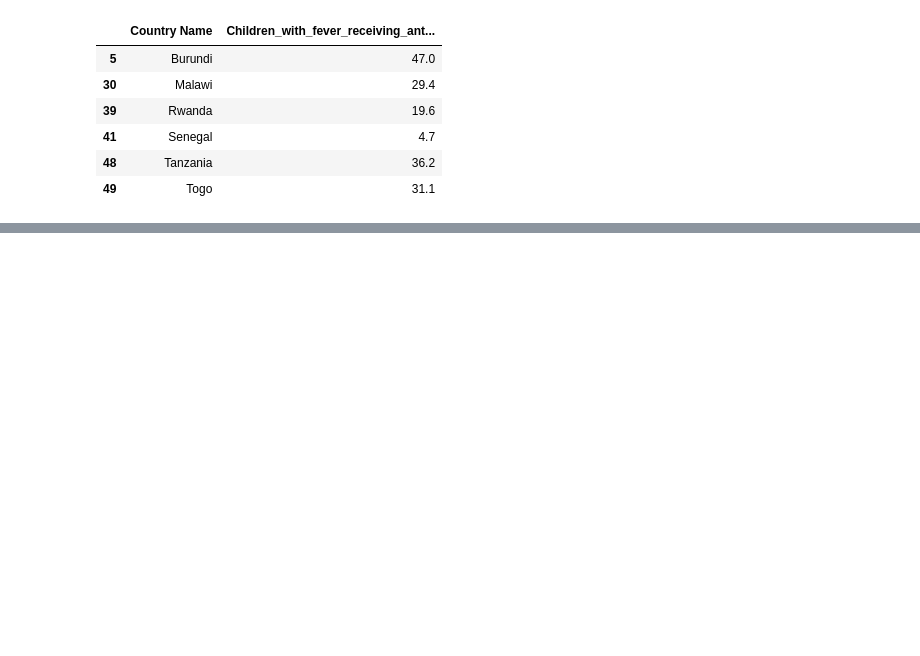
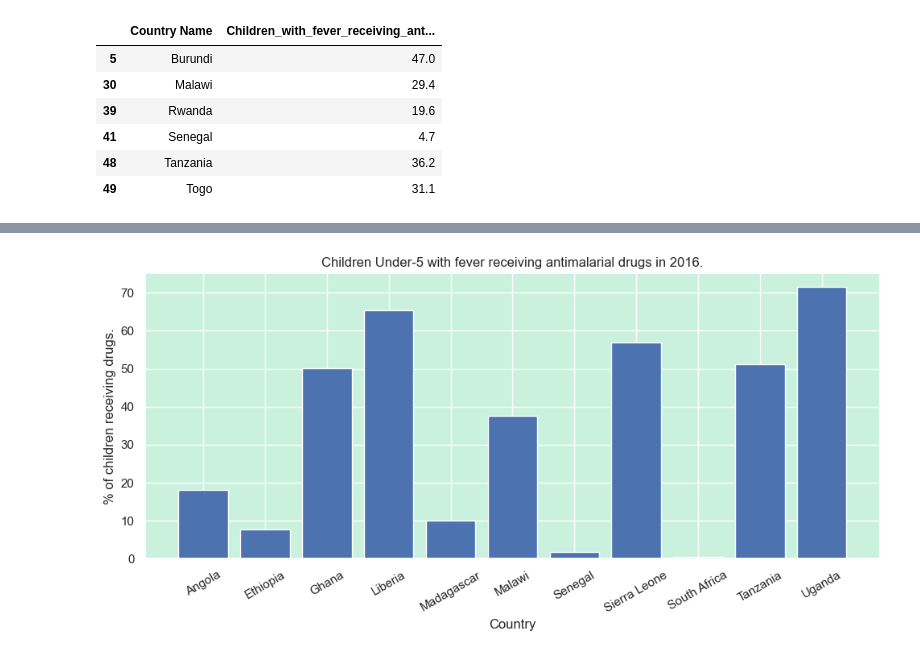
Before and after one commit to swalusimbi/Malaria_In_Africa, a Jupyter notebook: Malaria_in_Africa_GroupB/src/grp_work/project.ipynb, the cells around one changed output, grey strips where cells are left out. Cells and saved outputs as stored; diff of their text form; code cells hidden in the pictures; blank space fills up the shorter version.

```diff
--- a/Malaria_in_Africa_GroupB/src/grp_work/project.ipynb
+++ b/Malaria_in_Africa_GroupB/src/grp_work/project.ipynb
@@ -964,0 +1013,4 @@ plt.show()
+# %%
+# Filter out % of children under-5 with fever receiving anti-malarial drugs per country in 2016.
+drugs = year2016[year2016['Children_with_fever_receiving_antimalarial_drugs(% under 5)'] != 0][['Country Name', 'Children_with_fever_receiving_antimalarial_drugs(% under 5)']]
+drugs
@@ -964,0 +1030,13 @@ plt.show()
+# %%
+plt.figure(figsize=(10, 5))
+plt.bar(drugs['Country Name'], drugs['Children_with_fever_receiving_antimalarial_drugs(% under 5)'])
+plt.xticks(rotation=30)
+
+plt.xlabel('Country')
+plt.ylabel('% of children receiving drugs.')
+plt.title('Children Under-5 with fever receiving antimalarial drugs in 2016.')
+plt.tight_layout()
+
+plt.show()
+# %% [output]
+[figure, added]
```
Also changed, not shown: parts of 17 cells of this notebook.
